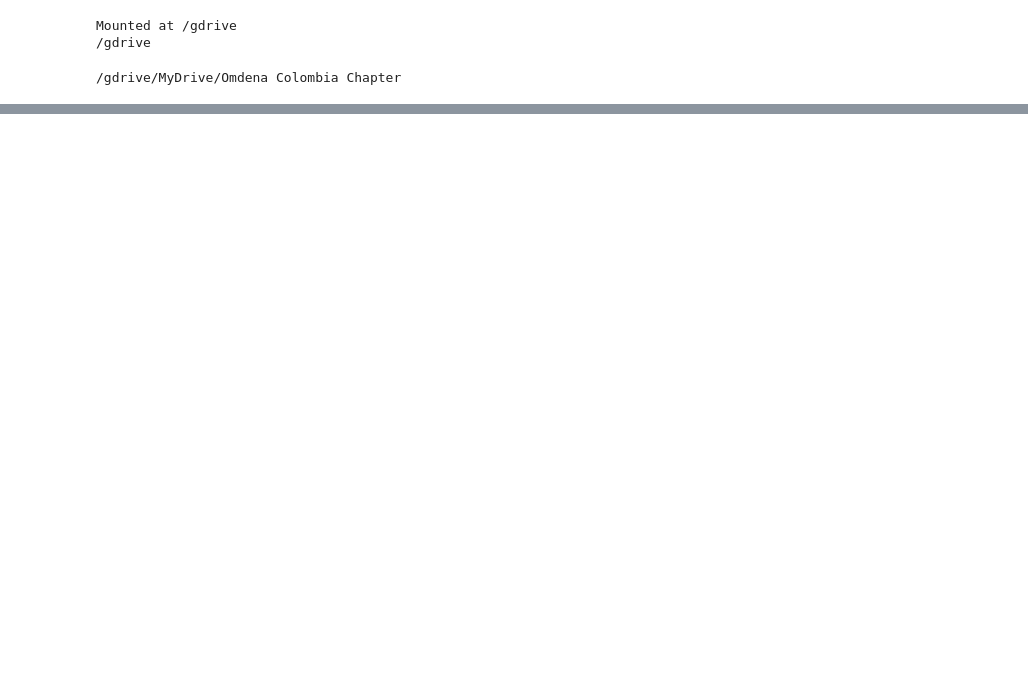
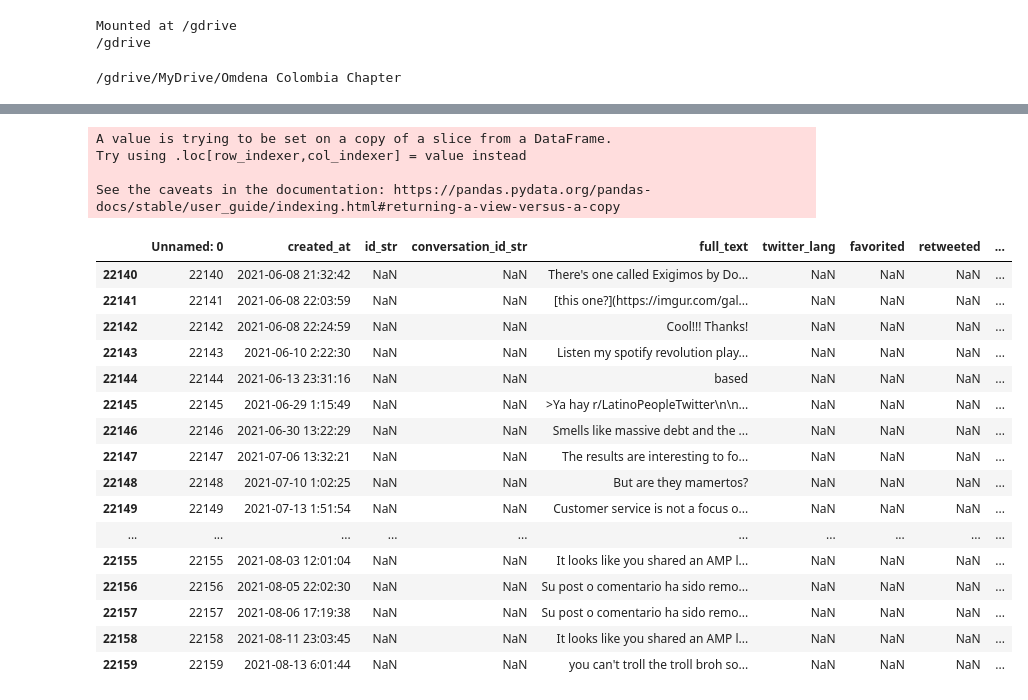
Before and after one commit to OmdenaAI/omdena-colombia-socialnetwork, a Jupyter notebook: src/tasks/task-4-sentiment-analysis/SentimentAnalysisColombiaChapter.ipynb, the cells around one changed output, grey strips where cells are left out. Cells and saved outputs as stored; diff of their text form; code cells hidden in the pictures; blank space fills up the shorter version.

Commit message:
Added all the 4 libraries being used for sentiment analysis

```diff
--- a/src/tasks/task-4-sentiment-analysis/SentimentAnalysisColombiaChapter.ipynb
+++ b/src/tasks/task-4-sentiment-analysis/SentimentAnalysisColombiaChapter.ipynb
@@ -93,9 +115,11 @@ text.head()
 # %%
 #TextBlob
 from textblob import TextBlob
+
 score_textBlob = []
-for i in range(text.shape[0]):
-  testimonial = TextBlob(text['Refined_Text'].iloc[i])
+
+for i in range(data_english.shape[0]):
+  testimonial = TextBlob(data['full_text'].iloc[i])
   score_textBlob.append(testimonial.sentiment)
 
-text['score_textBlob'] = score_textBlob
+data_english['sentiment_full_text_textBlob'] = score_textBlob
@@ -102,10 +131,12 @@ text['score_textBlob'] = score_textBlob
 # %%
 #VADER
 from vaderSentiment.vaderSentiment import SentimentIntensityAnalyzer
+
 analyzer = SentimentIntensityAnalyzer()
 score_VADER = []
-for i in range(text.shape[0]):
-  vs = analyzer.polarity_scores(text['Refined_Text'].iloc[i])
+
+for i in range(data_english.shape[0]):
+  vs = analyzer.polarity_scores(data['full_text'].iloc[i])
   score_VADER.append(str(vs))
 
-text['score_VADER'] = score_VADER
+data_english['sentiment_full_text_vader'] = score_VADER
@@ -113,12 +150,14 @@ text['score_VADER'] = score_VADER
 #Flair
 from flair.models import TextClassifier
 from flair.data import Sentence
+
 classifier = TextClassifier.load('en-sentiment')
 score_Flair = []
-for i in range(text.shape[0]):
-  sentence = Sentence(text['Refined_Text'].iloc[i])
+
+for i in range(data_english.shape[0]):
+  sentence = Sentence(data['full_text'].iloc[i])
   classifier.predict(sentence)
   score_Flair.append(sentence.labels)
 
-text['score_Flair'] = score_Flair
+data_english['sentiment_full_text_flair'] = score_Flair
 # %% [output]
@@ -174,0 +170,40 @@ Sentence above is:  [POSITIVE (0.9655)]
+# %%
+#SpacyTextBlob
+import spacy
+from spacytextblob.spacytextblob import SpacyTextBlob
+
+nlp = spacy.load('en_core_web_sm')
+nlp.add_pipe('spacytextblob')
+score_spacy = []
+
+for i in range(data_english.shape[0]):
+  text = data['full_text'].iloc[i]
+  doc = nlp(text)
+  score_spacy.append((doc._.polarity,doc._.subjectivity,doc._.assessments))
+
+data_english['sentiment_full_text_spacytextblob'] = score_spacy
+# %% [output]
+A value is trying to be set on a copy of a slice from a DataFrame.
+Try using .loc[row_indexer,col_indexer] = value instead
+
+See the caveats in the documentation: https://pandas.pydata.org/pandas-docs/stable/user_guide/indexing.html#returning-a-view-versus-a-copy
+# %%
+data_english.tail(20)
+# %% [output]
+|  | Unnamed: 0 | created_at | id_str | conversation_id_str | full_text | twitter_lang | favorited | retweeted | ... |
+| 22140 | 22140 | 2021-06-08 21:32:42 | NaN | NaN | There's one called Exigimos by Do... | NaN | NaN | NaN | ... |
+| 22141 | 22141 | 2021-06-08 22:03:59 | NaN | NaN | [this one?](https://imgur.com/gal... | NaN | NaN | NaN | ... |
+| 22142 | 22142 | 2021-06-08 22:24:59 | NaN | NaN | Cool!!! Thanks! | NaN | NaN | NaN | ... |
+| 22143 | 22143 | 2021-06-10 2:22:30 | NaN | NaN | Listen my spotify revolution play... | NaN | NaN | NaN | ... |
+| 22144 | 22144 | 2021-06-13 23:31:16 | NaN | NaN | based | NaN | NaN | NaN | ... |
+| 22145 | 22145 | 2021-06-29 1:15:49 | NaN | NaN | >Ya hay r/LatinoPeopleTwitter\n\n... | NaN | NaN | NaN | ... |
+| 22146 | 22146 | 2021-06-30 13:22:29 | NaN | NaN | Smells like massive debt and the ... | NaN | NaN | NaN | ... |
+| 22147 | 22147 | 2021-07-06 13:32:21 | NaN | NaN | The results are interesting to fo... | NaN | NaN | NaN | ... |
+| 22148 | 22148 | 2021-07-10 1:02:25 | NaN | NaN | But are they mamertos? | NaN | NaN | NaN | ... |
+| 22149 | 22149 | 2021-07-13 1:51:54 | NaN | NaN | Customer service is not a focus o... | NaN | NaN | NaN | ... |
+| ... | ... | ... | ... | ... | ... | ... | ... | ... | ... |
+| 22155 | 22155 | 2021-08-03 12:01:04 | NaN | NaN | It looks like you shared an AMP l... | NaN | NaN | NaN | ... |
+| 22156 | 22156 | 2021-08-05 22:02:30 | NaN | NaN | Su post o comentario ha sido remo... | NaN | NaN | NaN | ... |
+| 22157 | 22157 | 2021-08-06 17:19:38 | NaN | NaN | Su post o comentario ha sido remo... | NaN | NaN | NaN | ... |
+| 22158 | 22158 | 2021-08-11 23:03:45 | NaN | NaN | It looks like you shared an AMP l... | NaN | NaN | NaN | ... |
+| 22159 | 22159 | 2021-08-13 6:01:44 | NaN | NaN | you can't troll the troll broh so... | NaN | NaN | NaN | ... |
```
Also changed, not shown: parts of 22 cells of this notebook.
